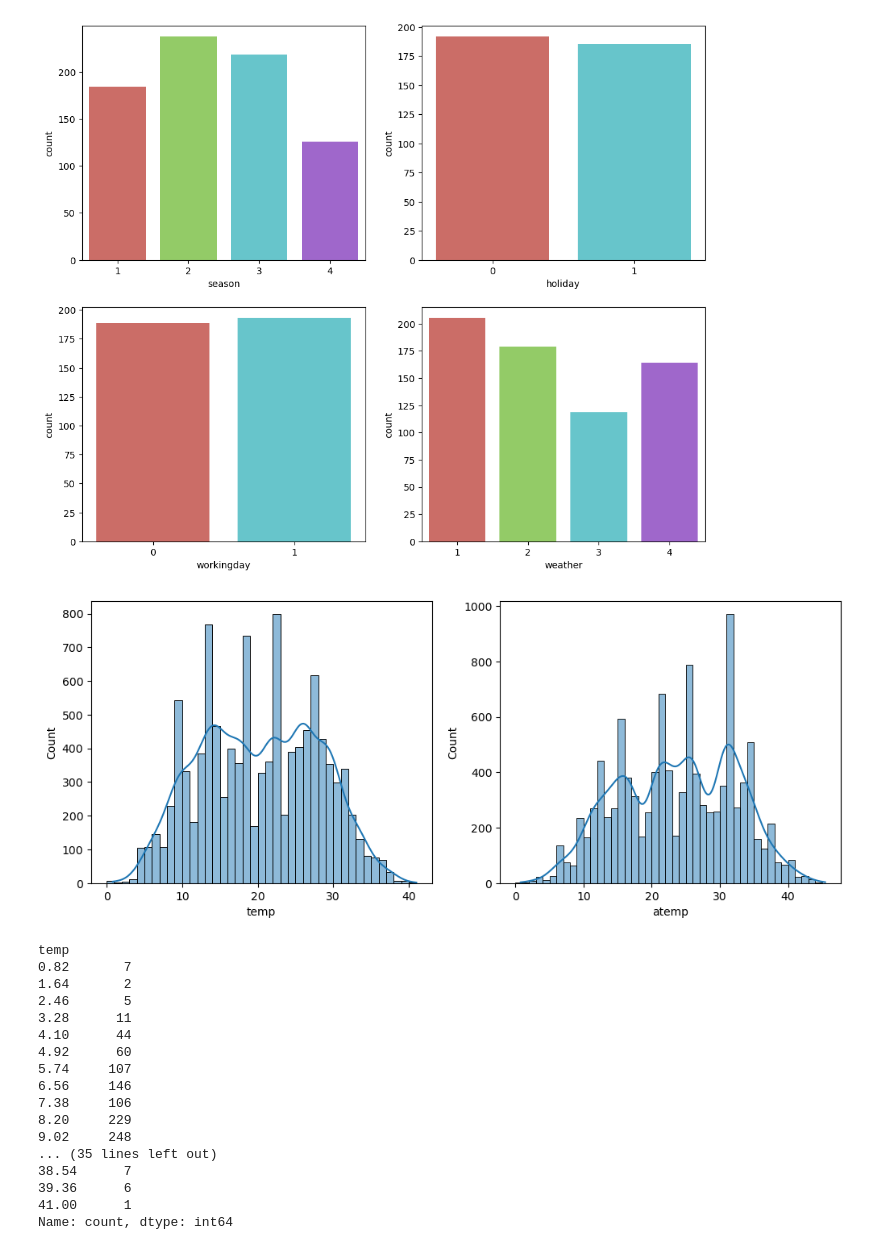
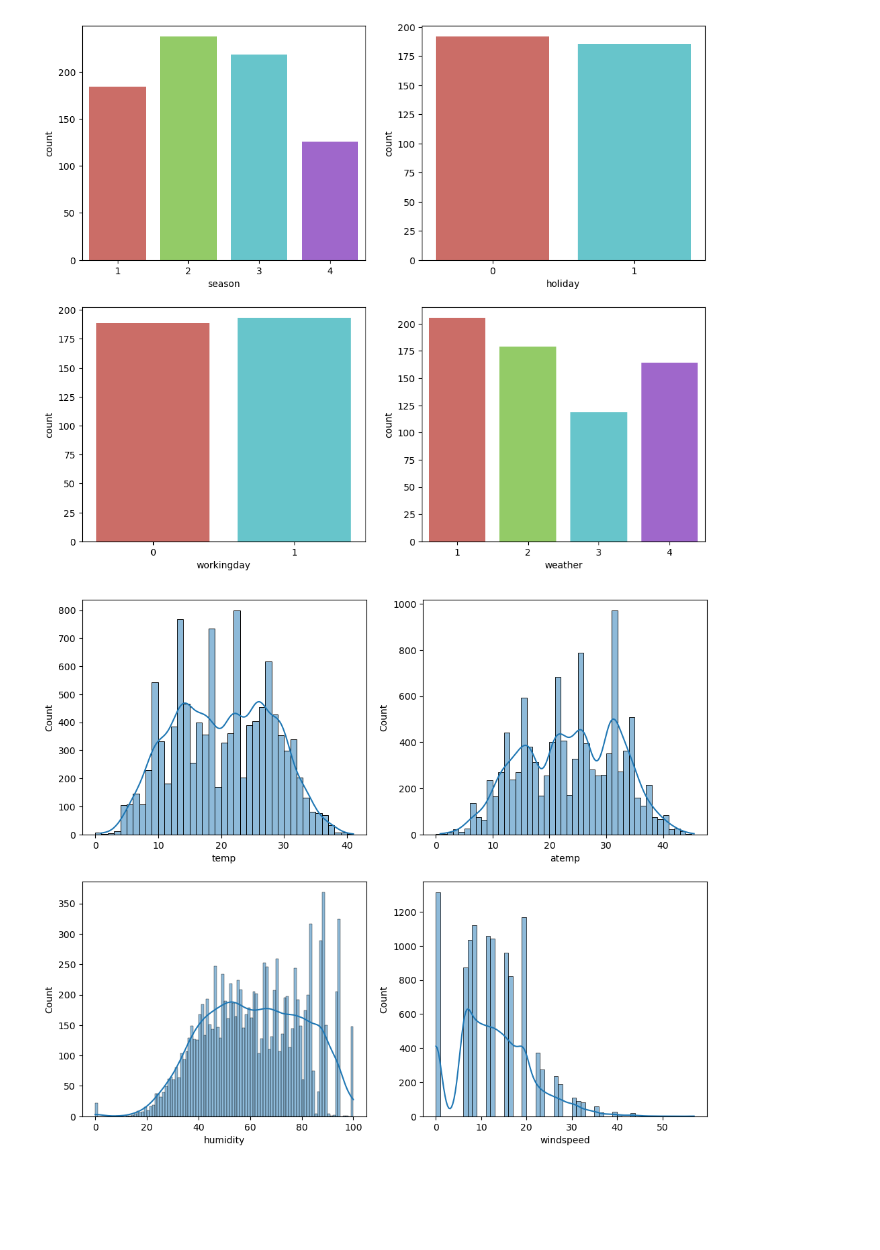
Before and after one commit to Ja-efan/DataScience, a Jupyter notebook: bike_sharing_demand.ipynb, the cells around one changed output. Drawn from its saved outputs; the diff is of its cells as text; code cells hidden in the pictures; blank space fills up the shorter version.

```diff
--- a/bike_sharing_demand.ipynb
+++ b/bike_sharing_demand.ipynb
@@ -279,35 +279,23 @@ ax4 = sns.barplot(x='weather', y='count', data = pd.DataFrame(train.groupby('wea
 # %%
 # 분포를 통해 시각화 했을 때 좋은 컬럼들을 count와 비교
 fig = plt.figure(figsize=(12,10))
 
 # 온도('temp') 분포
 ax1 = fig.add_subplot(2,2,1)
 ax1 = sns.histplot(train.temp,bins=range(train.temp.min().astype('int'),train.temp.max().astype('int')+1), kde=True)
 # ax1 = sns.histplot(train.groupby('temp')['count'].count().reset_index(), x='temp', y='count',
 #                    bins=range(train.temp.min().astype('int'), train.temp.max().astype('int')+1))
 
 # 체감온도('atemp') 분포
 ax2 = fig.add_subplot(2,2,2)
 ax2 = sns.histplot(train.atemp, bins=range(int(train.atemp.min()), int(train.atemp.max()+1)), kde=True)
+
+#습도('humidity') 분포
+ax3 = fig.add_subplot(2,2,3)
+ax3 = sns.histplot(train.humidity, bins=range(int(train.humidity.min()), int(train.humidity.max())+1), kde=True)
+
+# 바람속도('windspeed') 분포
+ax4 = fig.add_subplot(2,2,4)
+ax4 = sns.histplot(train.windspeed, bins=range(int(train.windspeed.min()), int(train.windspeed.max())+1), kde=True)
 # %% [output]
-[figure, old version]
+[figure, new version]
-# %%
-train.groupby('temp')['count'].count()
-# %% [output]
-temp
-0.82       7
-1.64       2
-2.46       5
-3.28      11
-4.10      44
-4.92      60
-5.74     107
-6.56     146
-7.38     106
-8.20     229
-9.02     248
-... (35 lines left out)
-38.54      7
-39.36      6
-41.00      1
-Name: count, dtype: int64
```
Also changed, not shown: parts of 1 cell of this notebook.
